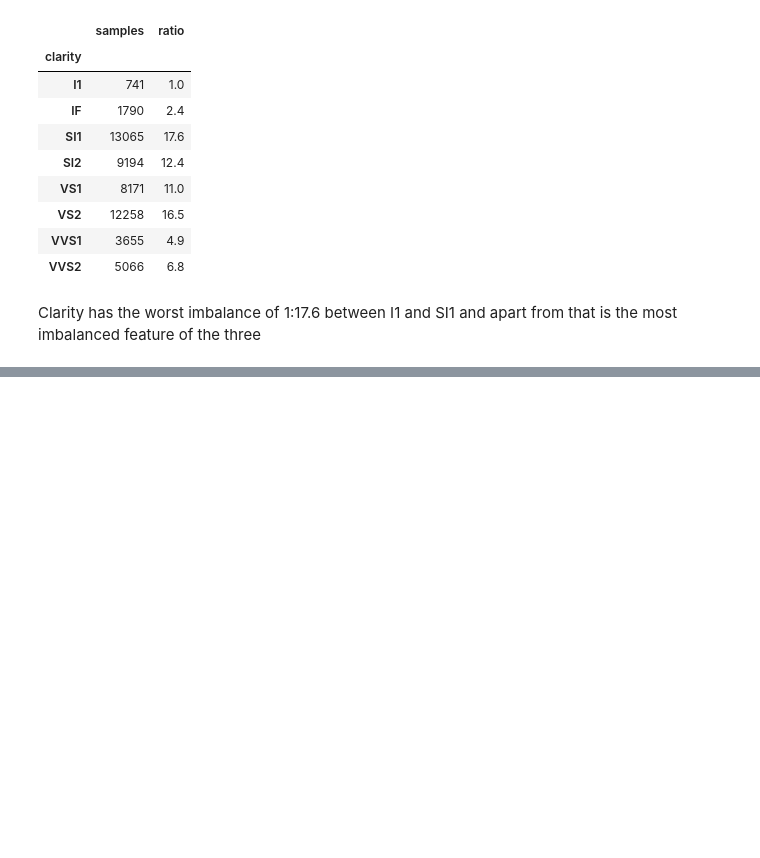
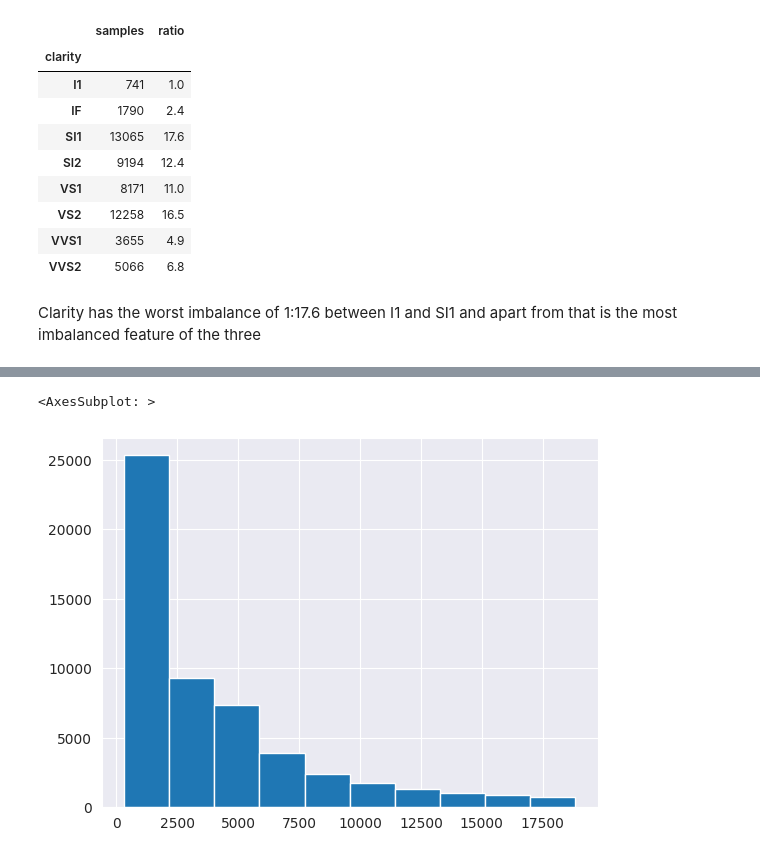
Before and after one commit to fweingartshofer/mc-ml, a Jupyter notebook: 01_diamond_prices.ipynb, the cells around one changed output, grey strips where cells are left out. Saved outputs shown, nothing was run; the diff lists cells and outputs as text; code cells hidden in the pictures; blank space fills up the shorter version.

```diff
--- a/01_diamond_prices.ipynb
+++ b/01_diamond_prices.ipynb
@@ -102,0 +109,7 @@ Clarity has the worst imbalance of 1:17.6 between I1 and SI1 and apart from that
+# %%
+prices = df["price"]
+
+prices.hist()
+# %% [output]
+<AxesSubplot: >
+[figure, added]
```
Also changed, not shown: parts of 30 cells of this notebook.
